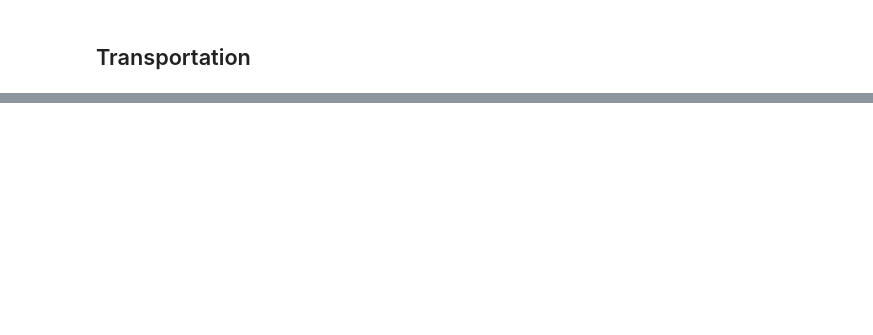
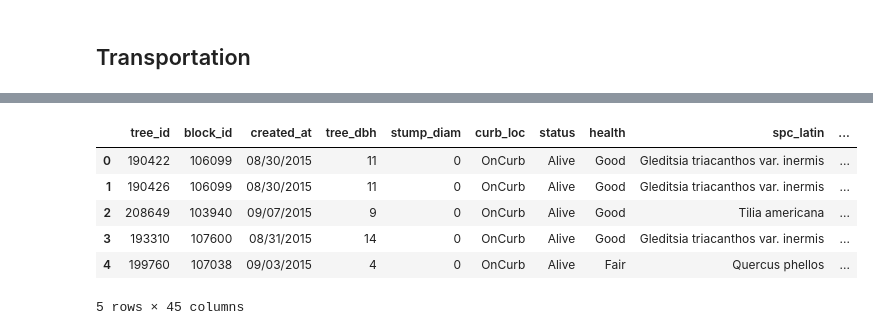
Before and after one commit to jnuesca/apartmentrankers, a Jupyter notebook: data cleaning.ipynb, the cells around one changed output, grey strips where cells are left out. Cells and saved outputs as stored; diff of their text form; code cells hidden in the pictures; blank space fills up the shorter version.

```diff
--- a/data cleaning.ipynb
+++ b/data cleaning.ipynb
@@ -91,0 +132,11 @@ df_food['Location'][0]
+# %%
+trees = pd.read_csv('raw csvs/treedata_raw.csv')
+trees.head()
+# %% [output]
+|  | tree_id | block_id | created_at | tree_dbh | stump_diam | curb_loc | status | health | spc_latin | ... |
+| 0 | 190422 | 106099 | 08/30/2015 | 11 | 0 | OnCurb | Alive | Good | Gleditsia triacanthos var. inermis | ... |
+| 1 | 190426 | 106099 | 08/30/2015 | 11 | 0 | OnCurb | Alive | Good | Gleditsia triacanthos var. inermis | ... |
+| 2 | 208649 | 103940 | 09/07/2015 | 9 | 0 | OnCurb | Alive | Good | Tilia americana | ... |
+| 3 | 193310 | 107600 | 08/31/2015 | 14 | 0 | OnCurb | Alive | Good | Gleditsia triacanthos var. inermis | ... |
+| 4 | 199760 | 107038 | 09/03/2015 | 4 | 0 | OnCurb | Alive | Fair | Quercus phellos | ... |
+5 rows × 45 columns
```
Also changed, not shown: parts of 15 cells of this notebook, 5 other files.
